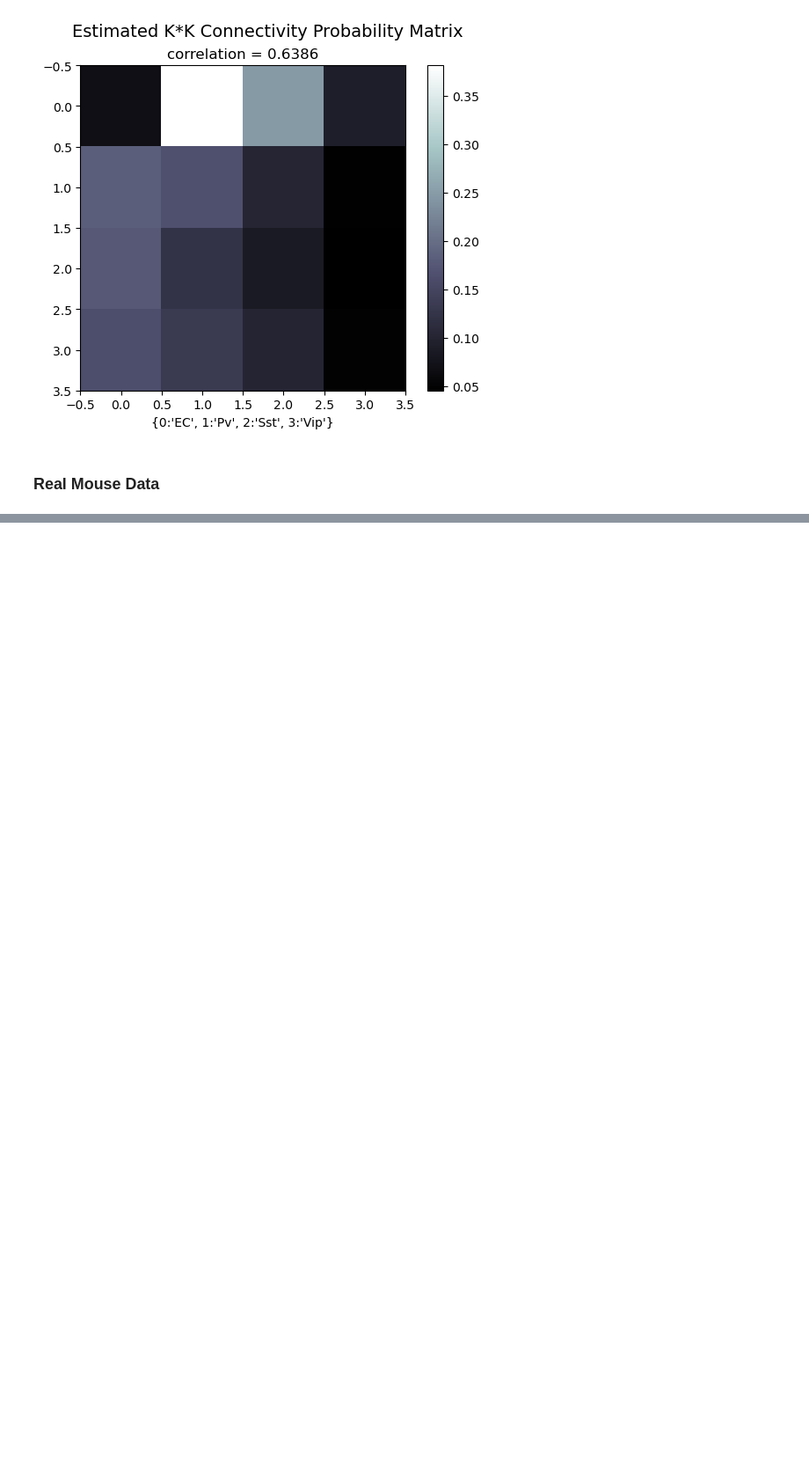
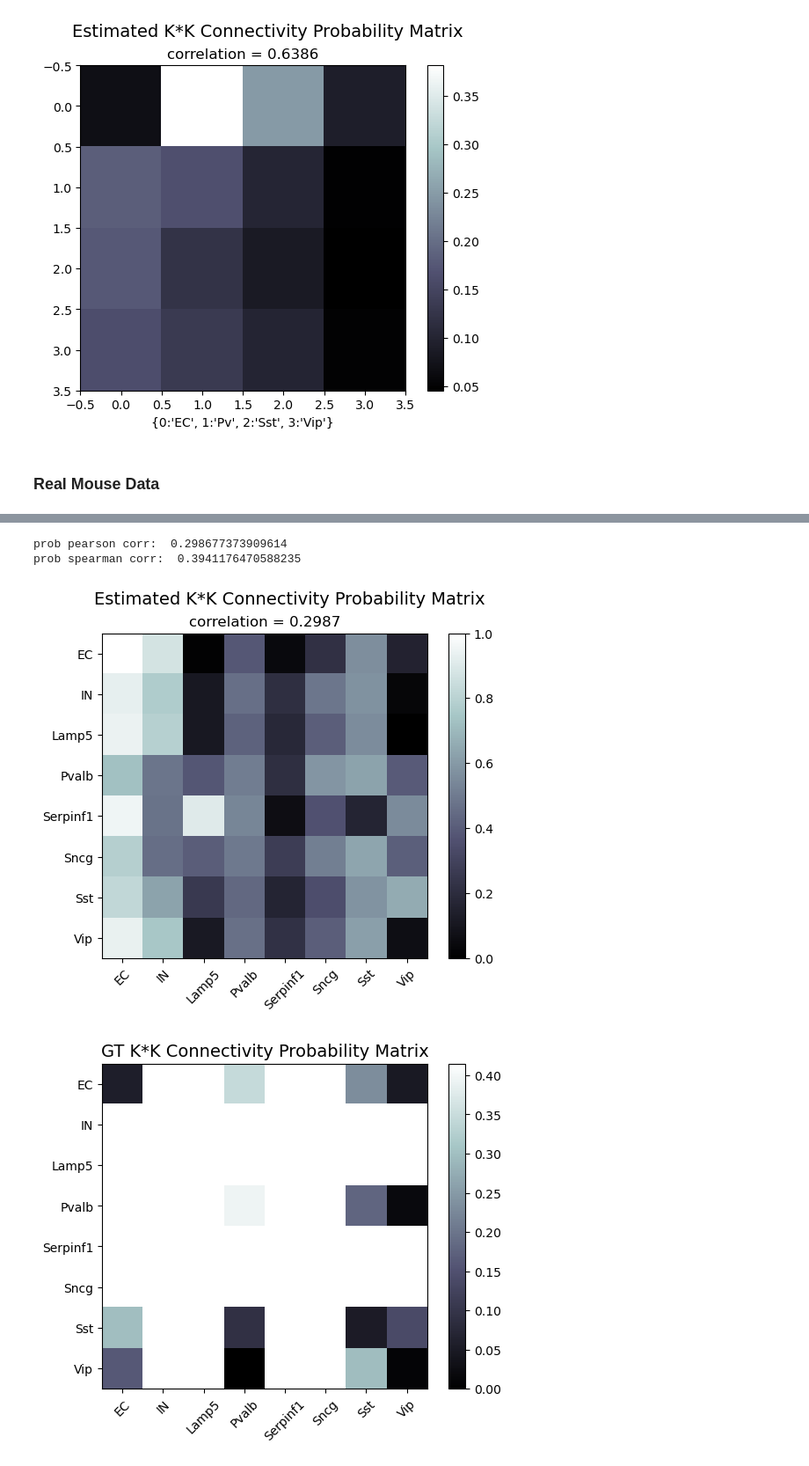
Before and after one commit to wuweizhang0723/func2graph, a Jupyter notebook: notebook/plot.ipynb, the cells around one changed output, grey strips where cells are left out. Shown at 88% size. Cells and saved outputs as stored; diff of their text form; code cells hidden in the pictures; blank space fills up the shorter version.

```diff
--- a/notebook/plot.ipynb
+++ b/notebook/plot.ipynb
@@ -133,0 +253,60 @@ plt.show()
+# %%
+GT_prob_connectivity = np.zeros((8, 8))
+GT_prob_connectivity[:] = np.nan
+
+# replace ground truth prob connectivity with GT prob connectivity
+GT_prob_connectivity[cell_type2id['EC']][cell_type2id['EC']] = 13/229
+GT_prob_connectivity[cell_type2id['Pvalb']][cell_type2id['EC']] = 22/53
+GT_prob_connectivity[cell_type2id['Sst']][cell_type2id['EC']]= 20/67
+GT_prob_connectivity[cell_type2id['Vip']][cell_type2id['EC']] = 11/68
+
+GT_prob_connectivity[cell_type2id['EC']][cell_type2id['Pvalb']] = 18/52
+GT_prob_connectivity[cell_type2id['Pvalb']][cell_type2id['Pvalb']] = 45/114
+GT_prob_connectivity[cell_type2id['Sst']][cell_type2id['Pvalb']] = 8/88
+GT_prob_connectivity[cell_type2id['Vip']][cell_type2id['Pvalb']] = 0/54
+
+GT_prob_connectivity[cell_type2id['EC']][cell_type2id['Sst']] = 13/56
+GT_prob_connectivity[cell_type2id['Pvalb']][cell_type2id['Sst']] = 15/84
+GT_prob_connectivity[cell_type2id['Sst']][cell_type2id['Sst']] = 8/154
+GT_prob_connectivity[cell_type2id['Vip']][cell_type2id['Sst']] = 25/84
+
+GT_prob_connectivity[cell_type2id['EC']][cell_type2id['Vip']] = 3/62
+GT_prob_connectivity[cell_type2id['Pvalb']][cell_type2id['Vip']] = 1/54
+GT_prob_connectivity[cell_type2id['Sst']][cell_type2id['Vip']] = 12/87
+GT_prob_connectivity[cell_type2id['Vip']][cell_type2id['Vip']] = 2/209
+
+
+# normalize to zero mean and std 1
+# prob_prediction = estimated_strength_connectivity
+estimated_strength_connectivity = np.load('./plot/avg_k_k_4.npy')
+prob_prediction = (estimated_strength_connectivity - np.mean(estimated_strength_connectivity))/np.std(estimated_strength_connectivity)
+
+# min-max normalization on estimated W
+prob_prediction = np.abs(prob_prediction)
+prob_prediction = (prob_prediction - np.min(prob_prediction)) / (np.max(prob_prediction) - np.min(prob_prediction))
+prob_pearson_corr = np.corrcoef(prob_prediction[mask].flatten(), GT_prob_connectivity[mask].flatten())[0, 1]
+print('prob pearson corr: ', prob_pearson_corr)
+prob_spearman_corr = stats.spearmanr(prob_prediction[mask].flatten(), GT_prob_connectivity[mask].flatten())[0]
+print('prob spearman corr: ', prob_spearman_corr)
+
+
+# plot
+plt.imshow(prob_prediction, cmap='bone')
+plt.xticks(np.arange(len(cell_type)), cell_type, rotation=45)
+plt.yticks(np.arange(len(cell_type)), cell_type)
+plt.colorbar()
+plt.suptitle("Estimated K*K Connectivity Probability Matrix", fontsize=14)
+plt.title("correlation = {:.4f}".format(prob_pearson_corr))
+plt.show()
+
+plt.imshow(GT_prob_connectivity, cmap='bone')
+plt.xticks(np.arange(len(cell_type)), cell_type, rotation=45)
+plt.yticks(np.arange(len(cell_type)), cell_type)
+plt.colorbar()
+plt.title("GT K*K Connectivity Probability Matrix", fontsize=14)
+plt.show()
+# %% [output]
+prob pearson corr:  0.298677373909614
+prob spearman corr:  0.3941176470588235
+[figure, added]
+[figure, added]
```
Also changed, not shown: parts of 5 cells of this notebook, 13 other files.
